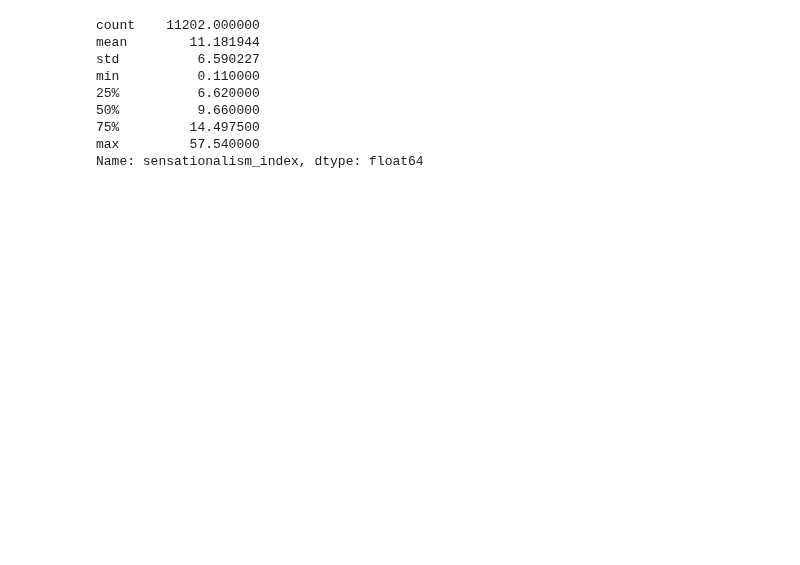
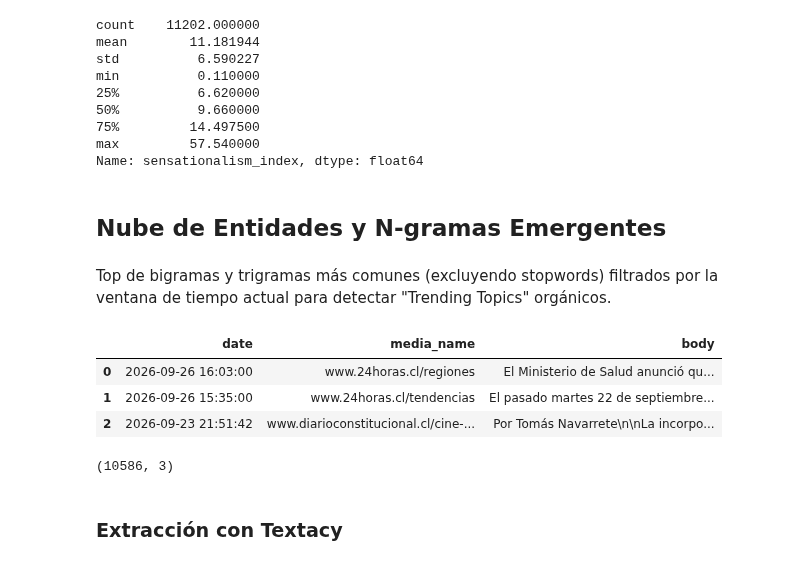
Before and after one commit to Orion89/news-dashboard, a Jupyter notebook: exploracion_inicial.ipynb, the cells around one changed output. Drawn from its saved outputs; the diff is of its cells as text; code cells hidden in the pictures; blank space fills up the shorter version.

```diff
--- a/exploracion_inicial.ipynb
+++ b/exploracion_inicial.ipynb
@@ -918,3 +921,24 @@ min          0.110000
 75%         14.497500
 max         57.540000
 Name: sensationalism_index, dtype: float64
+# %% [markdown]
+## Nube de Entidades y N-gramas Emergentes
+# %% [markdown]
+Top de bigramas y trigramas más comunes (excluyendo stopwords) filtrados por la ventana de tiempo actual para detectar "Trending Topics" orgánicos.
+# %%
+query = """
+SELECT date, media_name, body
+FROM news_db.news_chile
+WHERE date >= CURRENT_TIMESTAMP - INTERVAL '14 days' AND date <= CURRENT_TIMESTAMP AND date NOT NULL
+"""
+df = con.sql(query).fetchdf()
+df.head(3)
+# %% [output]
+|  | date | media_name | body |
+| 0 | 2026-09-26 16:03:00 | www.24horas.cl/regiones | El Ministerio de Salud anunció qu... |
+| 1 | 2026-09-26 15:35:00 | www.24horas.cl/tendencias | El pasado martes 22 de septiembre... |
+| 2 | 2026-09-23 21:51:42 | www.diarioconstitucional.cl/cine-... | Por Tomás Navarrete\n\nLa incorpo... |
+# %%
+df.shape
+# %% [output]
+(10586, 3)
@@ -920,0 +950,2 @@ Name: sensationalism_index, dtype: float64
+# %% [markdown]
+### Extracción con Textacy
```
Also changed, not shown: parts of 13 cells of this notebook.
